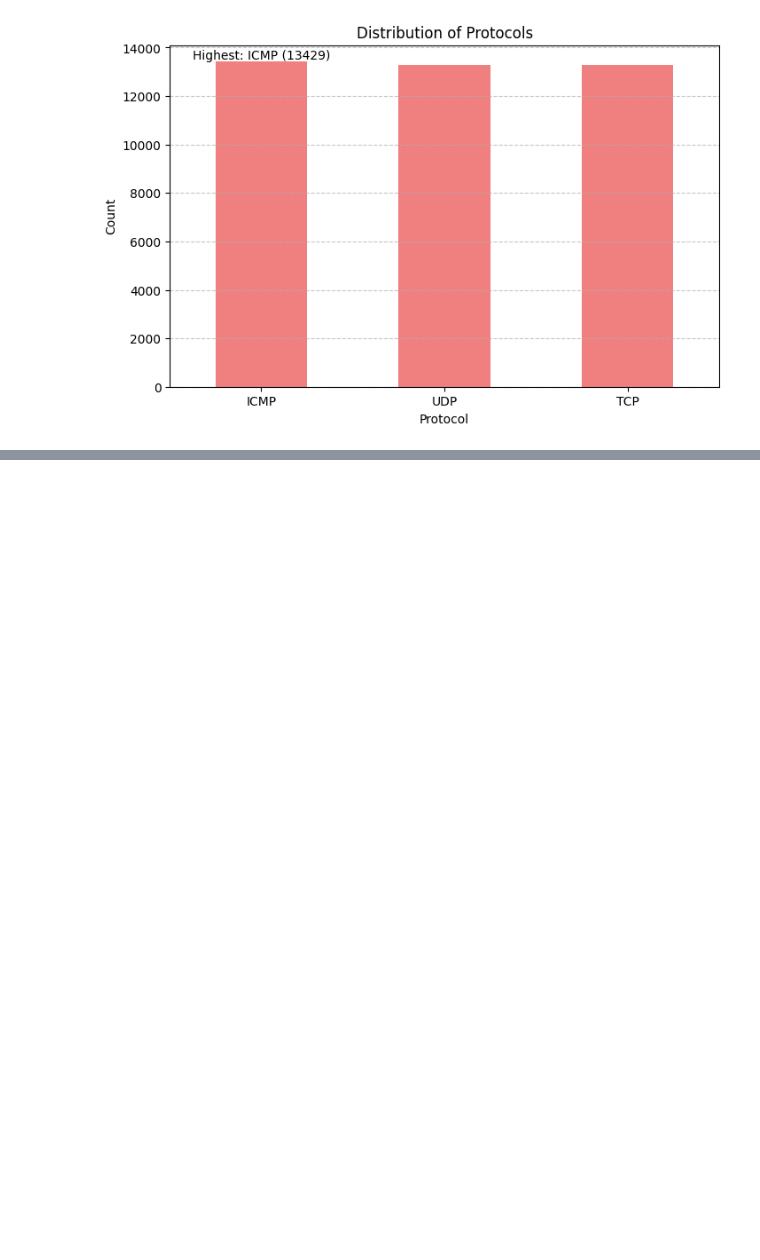
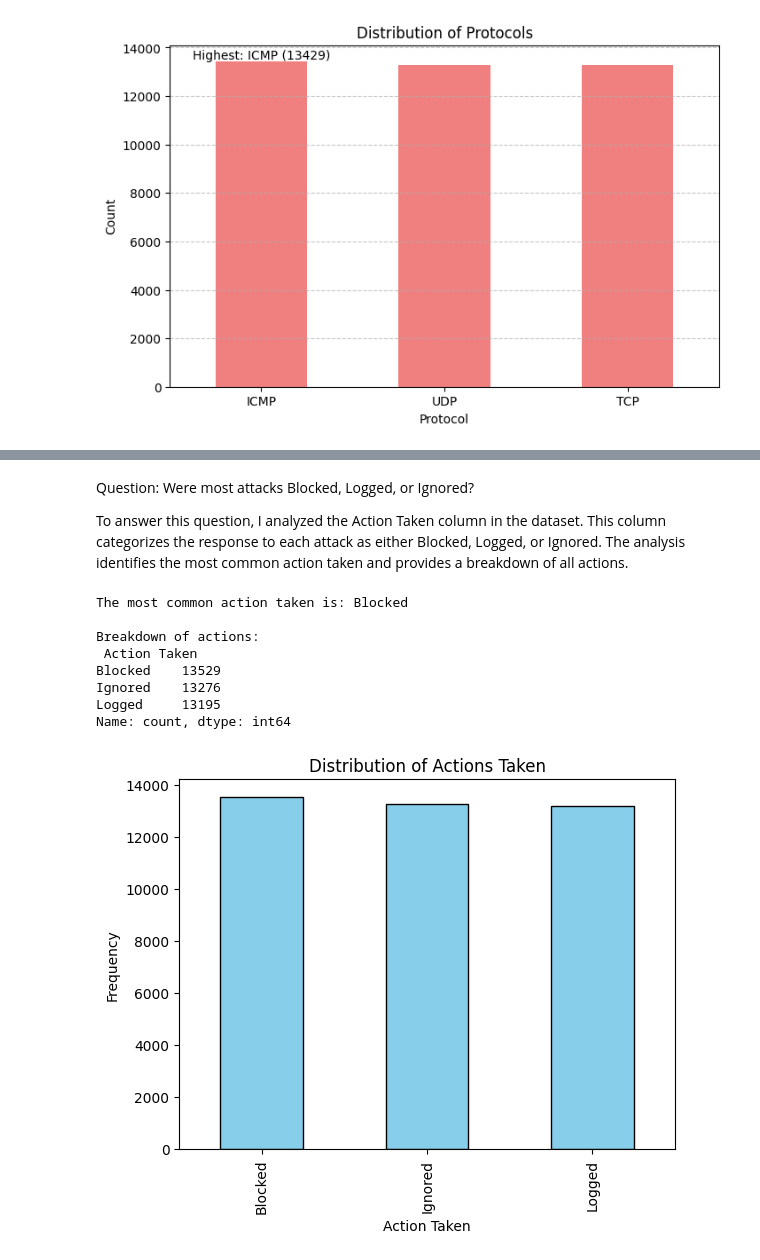
Before and after one commit to yahaira-torres/Programming-Project, a Jupyter notebook: Analysis.ipynb, the cells around one changed output, grey strips where cells are left out. Drawn from its saved outputs; the diff is of its cells as text; code cells hidden in the pictures; blank space fills up the shorter version.

```diff
--- a/Analysis.ipynb
+++ b/Analysis.ipynb
@@ -139,0 +193,29 @@ plt.show()
+# %% [markdown]
+Question: Were most attacks Blocked, Logged, or Ignored?
+
+To answer this question, I analyzed the Action Taken column in the dataset. This column categorizes the response to each attack as either Blocked, Logged, or Ignored. The analysis identifies the most common action taken and provides a breakdown of all actions.
+# %%
+action_counts = df['Action Taken'].value_counts()
+most_common_action = action_counts.idxmax()
+
+print("The most common action taken is:", most_common_action)
+print("\nBreakdown of actions:\n", action_counts)
+
+import matplotlib.pyplot as plt
+
+# Plot the distribution of actions
+action_counts.plot(kind='bar', color='skyblue', edgecolor='black')
+plt.title('Distribution of Actions Taken')
+plt.xlabel('Action Taken')
+plt.ylabel('Frequency')
+plt.show()
+# %% [output]
+The most common action taken is: Blocked
+
+Breakdown of actions:
+ Action Taken
+Blocked    13529
+Ignored    13276
+Logged     13195
+Name: count, dtype: int64
+[figure, added]
```
Also changed, not shown: parts of 3 cells of this notebook, 1 other file.
